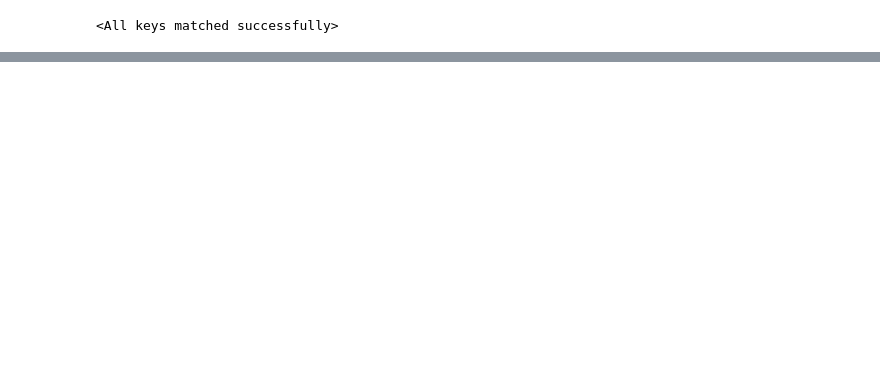
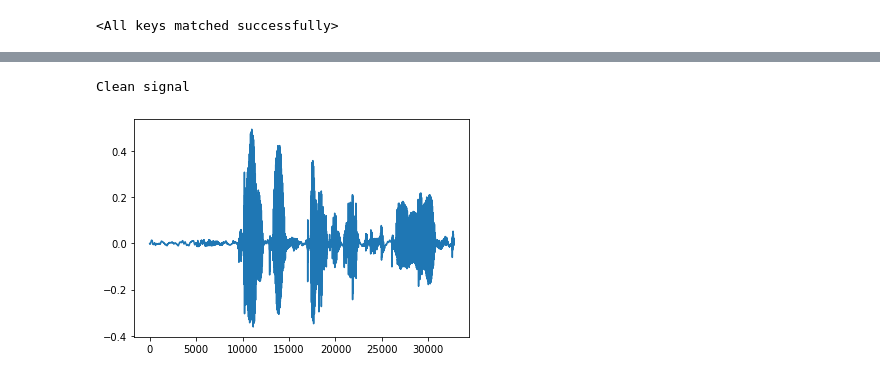
Before and after one commit to MattSegal/speech-enhancement, a Jupyter notebook: notebooks/speech-enhancment.ipynb, the cells around one changed output, grey strips where cells are left out. Saved outputs shown, nothing was run; the diff lists cells and outputs as text; code cells hidden in the pictures; blank space fills up the shorter version.

```diff
--- a/notebooks/speech-enhancment.ipynb
+++ b/notebooks/speech-enhancment.ipynb
@@ -56,0 +72,5 @@ Actual clean signal
+# %%
+visualize_results(clean_wav_arr, 'Clean signal')
+# %% [output]
+Clean signal
+[figure, added]
```
Also changed, not shown: parts of 12 cells of this notebook, 8 other files.
